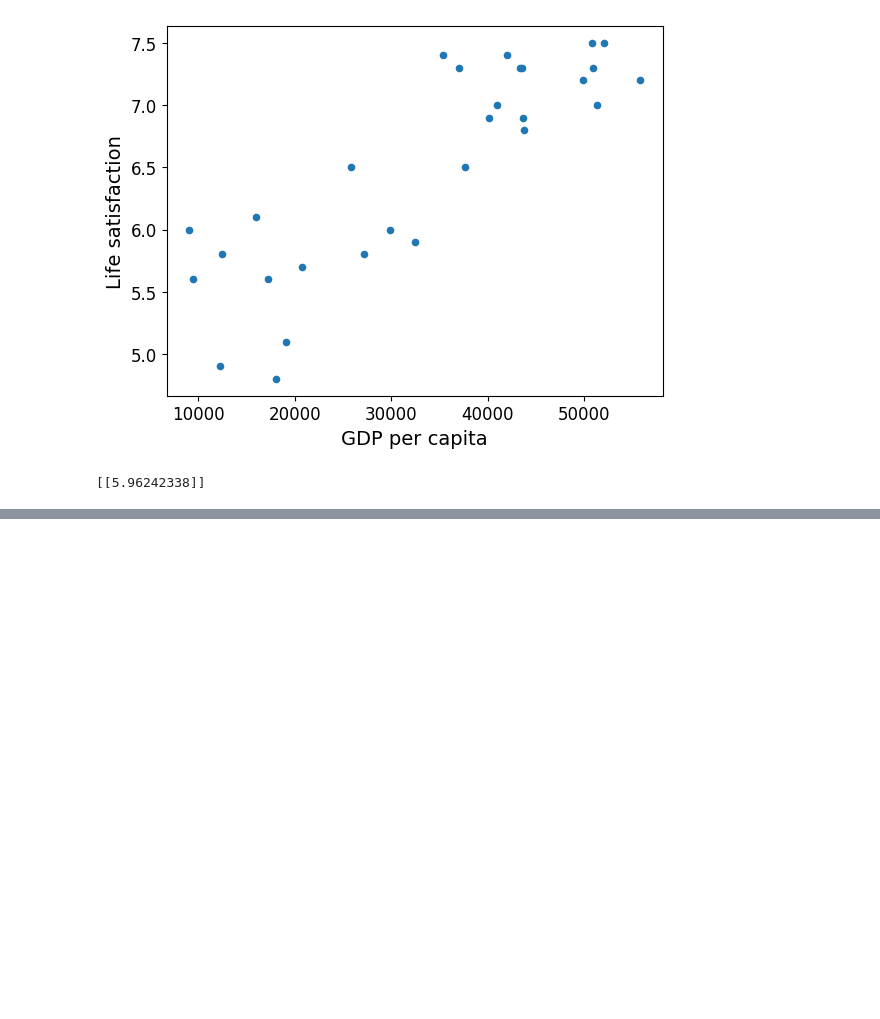
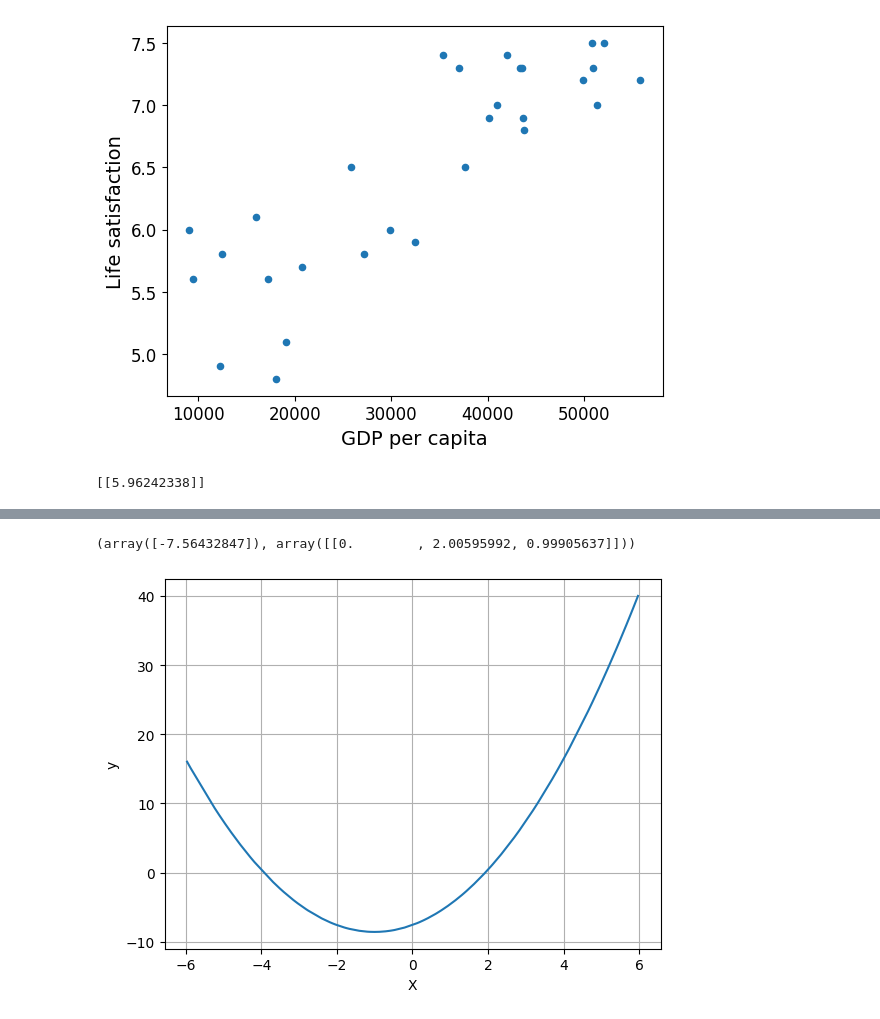
Before and after one commit to MikZmu/machineLearningEllipsometry, a Jupyter notebook: Untitled.ipynb, the cells around one changed output, grey strips where cells are left out. Cells and saved outputs as stored; diff of their text form; code cells hidden in the pictures; blank space fills up the shorter version.

```diff
--- a/Untitled.ipynb
+++ b/Untitled.ipynb
@@ -74,0 +116,13 @@ print(model.predict(X_new)) # outputs [[ 5.96242338]]
+# %%
+lin_reg = LinearRegression()
+lin_reg.fit(X_ploy,y)
+newX = np.sort(X,axis=0)
+newY = lin_reg.predict(poly_features.fit_transform(newX))
+plt.plot(newX,newY)
+plt.xlabel('X')
+plt.ylabel('y')
+plt.grid(True)
+lin_reg.intercept_, lin_reg.coef_ # check the bais term and feature weights of the trained model
+# %% [output]
+(array([-7.56432847]), array([[0.        , 2.00595992, 0.99905637]]))
+[figure, added]
```
Also changed, not shown: parts of 8 cells of this notebook, 1 other file.
